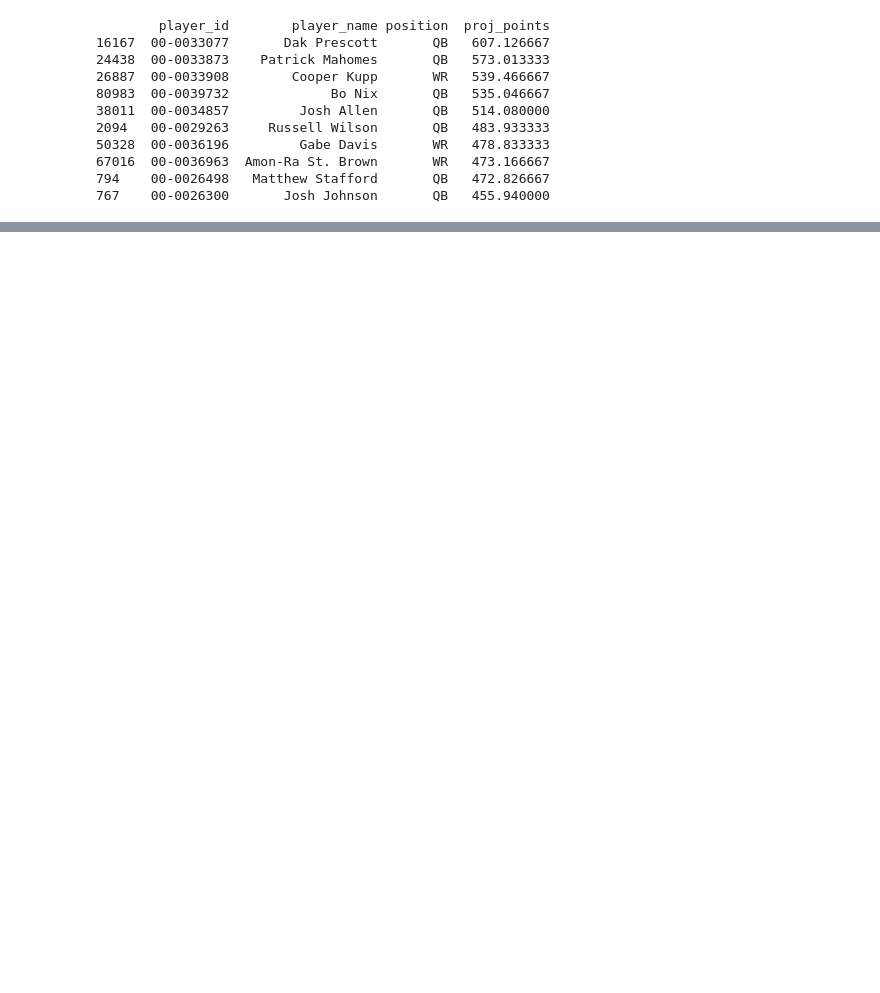
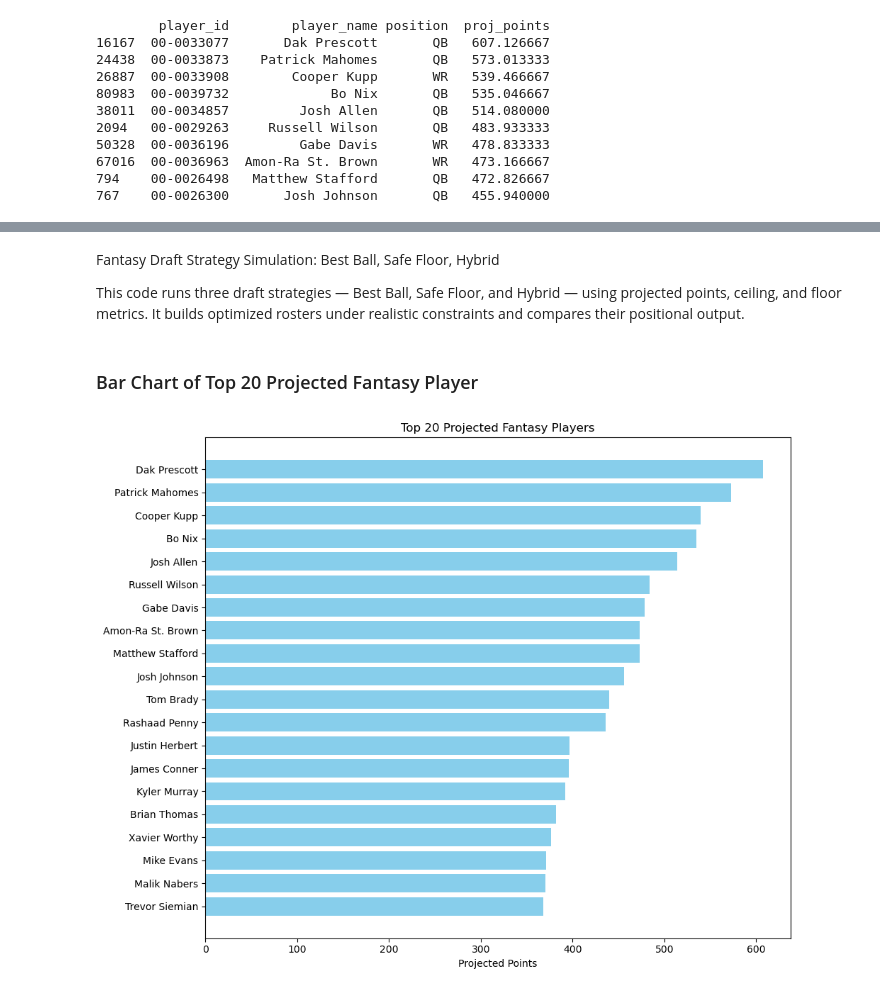
Before and after one commit to omendez930/fantasy-football-recommendations, a Jupyter notebook: draft_analysis.ipynb, the cells around one changed output, grey strips where cells are left out. Drawn from its saved outputs; the diff is of its cells as text; code cells hidden in the pictures; blank space fills up the shorter version.

Commit message:
Added more markdown and added a strategy based models

```diff
--- a/draft_analysis.ipynb
+++ b/draft_analysis.ipynb
@@ -1359,0 +1440,15 @@ Selected roster (total 13 players):
+# %%
+# Calculate ceiling (90th percentile) and floor (10th percentile)
+ceiling_df = weekly_data_off.groupby('player_id')['fantasy_points_ppr'].quantile(0.9).reset_index()
+ceiling_df = ceiling_df.rename(columns={'fantasy_points_ppr': 'ceiling'})
+
+floor_df = weekly_data_off.groupby('player_id')['fantasy_points_ppr'].quantile(0.1).reset_index()
+floor_df = floor_df.rename(columns={'fantasy_points_ppr': 'floor'})
+
+# Merge into candidates
+candidates = candidates.merge(ceiling_df, on='player_id', how='left')
+candidates = candidates.merge(floor_df, on='player_id', how='left')
+
+# Clean up missing values
+candidates['ceiling'] = pd.to_numeric(candidates['ceiling'], errors='coerce').fillna(0)
+candidates['floor'] = pd.to_numeric(candidates['floor'], errors='coerce').fillna(0)
@@ -1359,0 +1566,20 @@ Selected roster (total 13 players):
+# %% [markdown]
+Fantasy Draft Strategy Simulation: Best Ball, Safe Floor, Hybrid
+
+This code runs three draft strategies — Best Ball, Safe Floor, and Hybrid — using projected points, ceiling, and floor metrics. It builds optimized rosters under realistic constraints and compares their positional output.
+# %% [markdown]
+### Bar Chart of Top 20 Projected Fantasy Player
+# %%
+# Sort and select top 20 players by projected points
+top_players = candidates.sort_values('proj_points', ascending=False).head(20)
+
+# Plot horizontal bar chart
+plt.figure(figsize=(10, 8))
+plt.barh(top_players['player_name'], top_players['proj_points'], color='skyblue')
+plt.xlabel('Projected Points')
+plt.title('Top 20 Projected Fantasy Players')
+plt.gca().invert_yaxis()  # Highest scorer at the top
+plt.tight_layout()
+plt.show()
+# %% [output]
+[figure, added]
```
Also changed, not shown: parts of 39 cells of this notebook.
